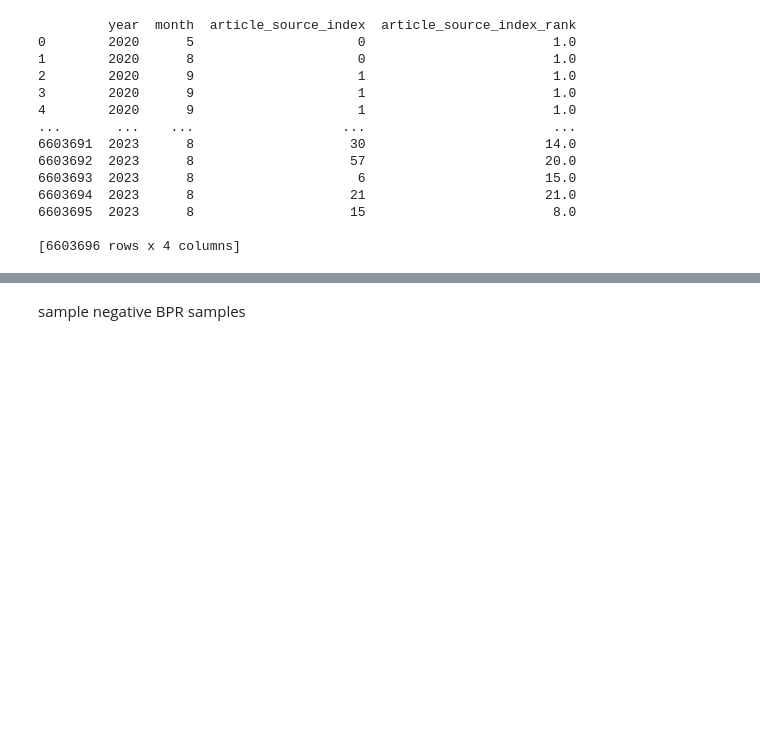
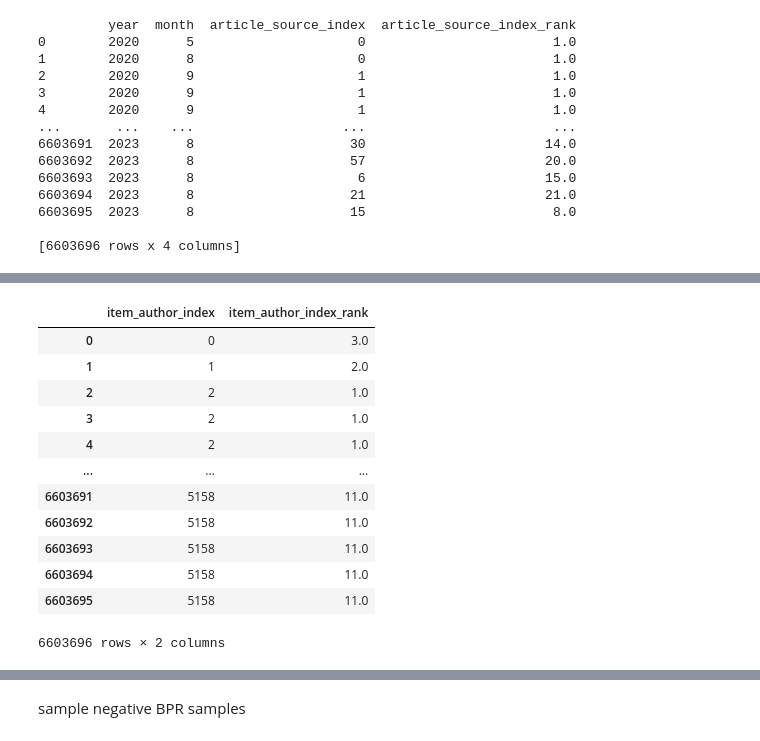
Before and after one commit to tt2615/Vitality-Project, a Jupyter notebook: data_preprocess_v3.ipynb, the cells around one changed output, grey strips where cells are left out. Drawn from its saved outputs; the diff is of its cells as text; code cells hidden in the pictures; blank space fills up the shorter version.

```diff
--- a/data_preprocess_v3.ipynb
+++ b/data_preprocess_v3.ipynb
@@ -80,0 +81,3 @@ rank author info based on past month's stats
+# %%
+import pandas as pd
+data = pd.read_csv('./data/eastmoney_topic_sent.csv')
@@ -166,9 +189,29 @@ ranked_data = rank_by_prev_month(ranked_data, 'article_source_index')
 # %%
-def reduce_dim_by_rank(row, col, max_index, max_rank=10):
-    if row[f"{col}_rank"] > max_rank:
-        row[f"{col}_rank"] = max_rank+1
-        row[col] = max_index + 1
-    return row
+def reduce_dim_by_rank(df, col, max_index, max_rank=10):
+    # Create a mask for rows where the rank exceeds max_rank
+    mask = df[f"{col}_rank"] > max_rank
+
+    # Apply changes only to the rows where the condition is met
+    df.loc[mask, f"{col}_rank"] = max_rank + 1
+    df.loc[mask, col] = max_index + 1
+
+    return df
 # %%
-adj_data_with_rank = ranked_data.apply(reduce_dim_by_rank, axis=1, col='item_author_index', max_index=ranked_data['item_author_index'].max())
+adj_data_with_rank = reduce_dim_by_rank(ranked_data, 'item_author_index', ranked_data['item_author_index'].max())
+# %%
+adj_data_with_rank[['item_author_index', 'item_author_index_rank']]
+# %% [output]
+|  | item_author_index | item_author_index_rank |
+| 0 | 0 | 3.0 |
+| 1 | 1 | 2.0 |
+| 2 | 2 | 1.0 |
+| 3 | 2 | 1.0 |
+| 4 | 2 | 1.0 |
+| ... | ... | ... |
+| 6603691 | 5158 | 11.0 |
+| 6603692 | 5158 | 11.0 |
+| 6603693 | 5158 | 11.0 |
+| 6603694 | 5158 | 11.0 |
+| 6603695 | 5158 | 11.0 |
+6603696 rows × 2 columns
 # %%
```
Also changed, not shown: parts of 36 cells of this notebook, 1 other file.
